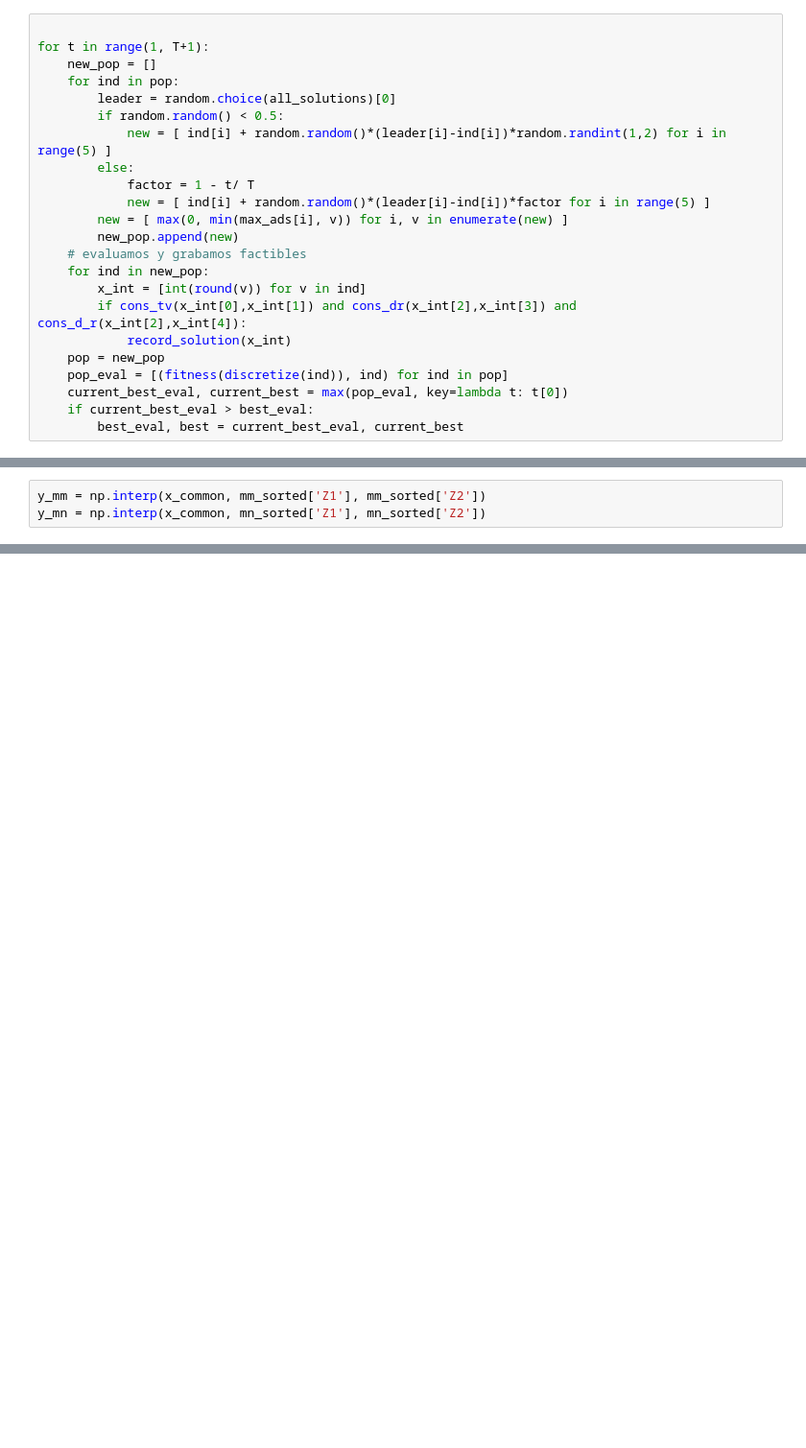
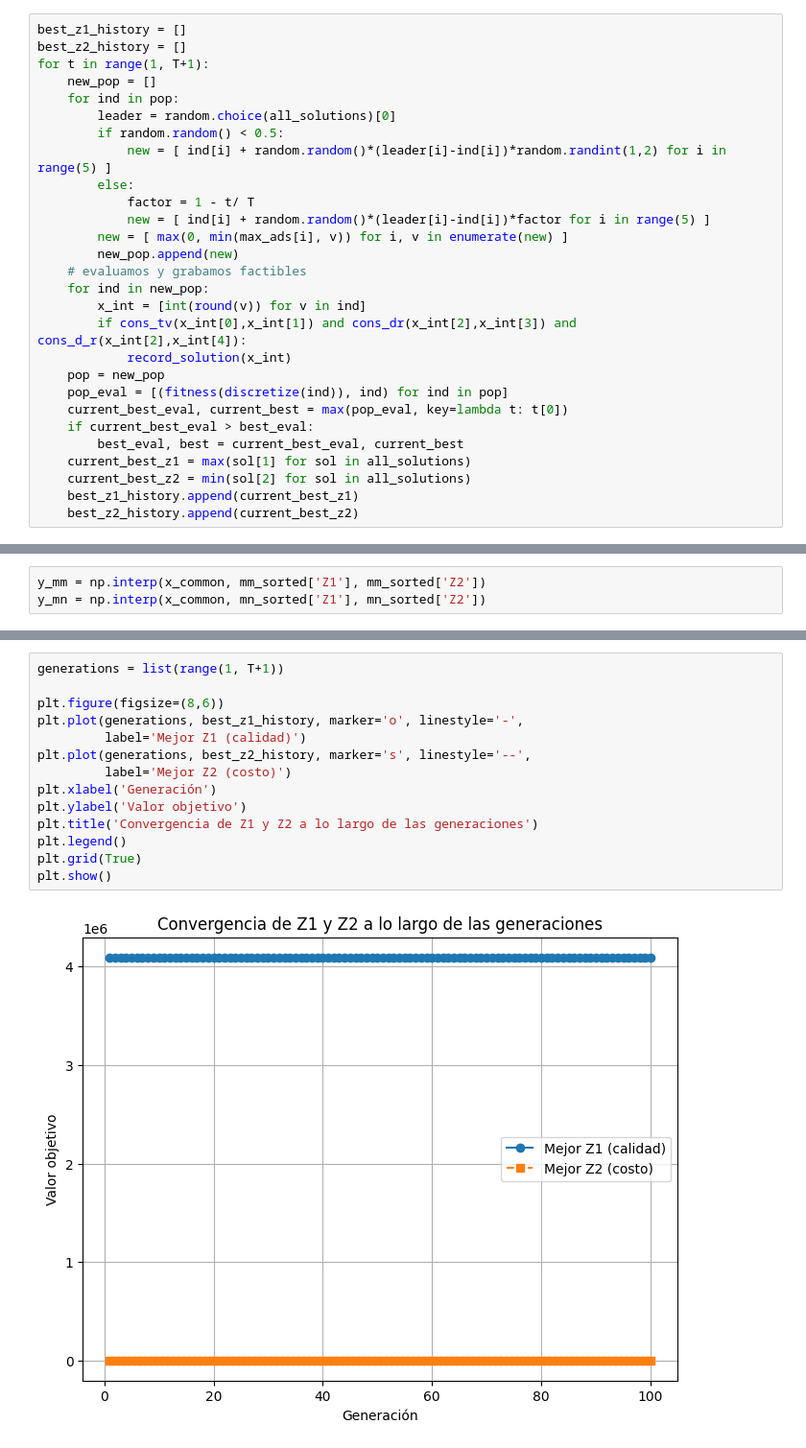
Before and after one commit to SofiaLopezO/Optimizaci-n---C3, a Jupyter notebook: Certamen 3.ipynb, the cells around one changed output, grey strips where cells are left out. Shown at 96% size. Drawn from its saved outputs; the diff is of its cells as text; blank space fills up the shorter version.

```diff
--- a/Certamen 3.ipynb
+++ b/Certamen 3.ipynb
@@ -162,5 +162,6 @@ Mejor solución inicial: [11.326557305540465, 7.853398569988822, 21.776320664647
 # %%
-
+best_z1_history = []
+best_z2_history = []
 for t in range(1, T+1):
     new_pop = []
     for ind in pop:
@@ -182,6 +183,10 @@ for t in range(1, T+1):
     current_best_eval, current_best = max(pop_eval, key=lambda t: t[0])
     if current_best_eval > best_eval:
         best_eval, best = current_best_eval, current_best
+    current_best_z1 = max(sol[1] for sol in all_solutions)
+    current_best_z2 = min(sol[2] for sol in all_solutions)
+    best_z1_history.append(current_best_z1)
+    best_z2_history.append(current_best_z2)
 # %%
 front_maxmin = pareto_front(all_solutions, ['max','min'])
 
@@ -310,0 +330,16 @@ plt.show()
+# %%
+generations = list(range(1, T+1))
+
+plt.figure(figsize=(8,6))
+plt.plot(generations, best_z1_history, marker='o', linestyle='-',
+         label='Mejor Z1 (calidad)')
+plt.plot(generations, best_z2_history, marker='s', linestyle='--',
+         label='Mejor Z2 (costo)')
+plt.xlabel('Generación')
+plt.ylabel('Valor objetivo')
+plt.title('Convergencia de Z1 y Z2 a lo largo de las generaciones')
+plt.legend()
+plt.grid(True)
+plt.show()
+# %% [output]
+[figure, added]
```
Also changed, not shown: parts of 8 cells of this notebook.
